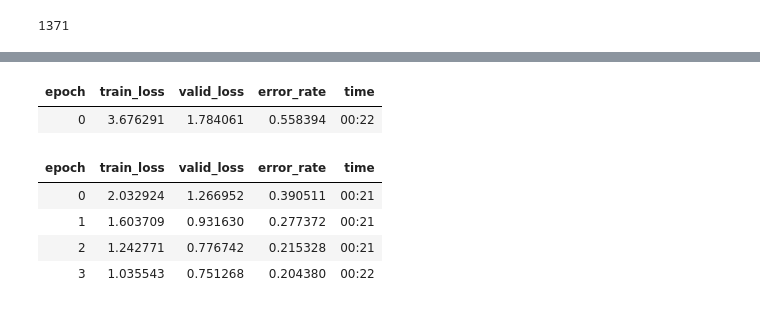
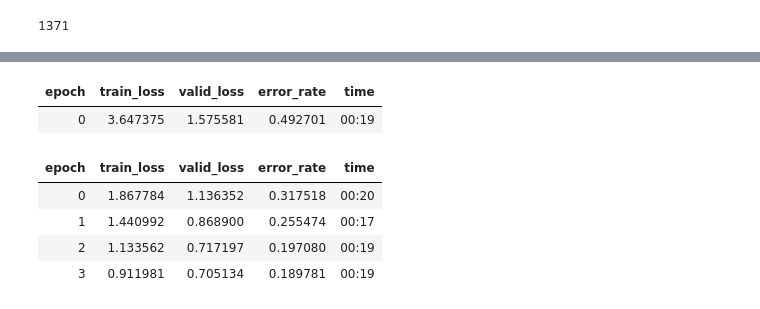
Before and after one commit to Serjobas/fastai, a Jupyter notebook: [FAI-0-1]_Dota2.ipynb, the cells around one changed output, grey strips where cells are left out. Cells and saved outputs as stored; diff of their text form; code cells hidden in the pictures.

```diff
--- a/[FAI-0-1]_Dota2.ipynb
+++ b/[FAI-0-1]_Dota2.ipynb
@@ -117,13 +151,13 @@ learn = vision_learner(dls, resnet34, metrics=error_rate)
 # %%
-learn.fine_tune(4, 0.001737800776027143)
+learn.fine_tune(4, 0.0020892962347716093)
 # %% [output]
 | epoch | train_loss | valid_loss | error_rate | time |
-| 0 | 3.676291 | 1.784061 | 0.558394 | 00:22 |
+| 0 | 3.647375 | 1.575581 | 0.492701 | 00:19 |
 | epoch | train_loss | valid_loss | error_rate | time |
-| 0 | 2.032924 | 1.266952 | 0.390511 | 00:21 |
-| 1 | 1.603709 | 0.931630 | 0.277372 | 00:21 |
-| 2 | 1.242771 | 0.776742 | 0.215328 | 00:21 |
-| 3 | 1.035543 | 0.751268 | 0.204380 | 00:22 |
+| 0 | 1.867784 | 1.136352 | 0.317518 | 00:20 |
+| 1 | 1.440992 | 0.868900 | 0.255474 | 00:17 |
+| 2 | 1.133562 | 0.717197 | 0.197080 | 00:19 |
+| 3 | 0.911981 | 0.705134 | 0.189781 | 00:19 |
 # %%
 learn.show_results()
 # %% [output]
```
Also changed, not shown: parts of 18 cells of this notebook.
